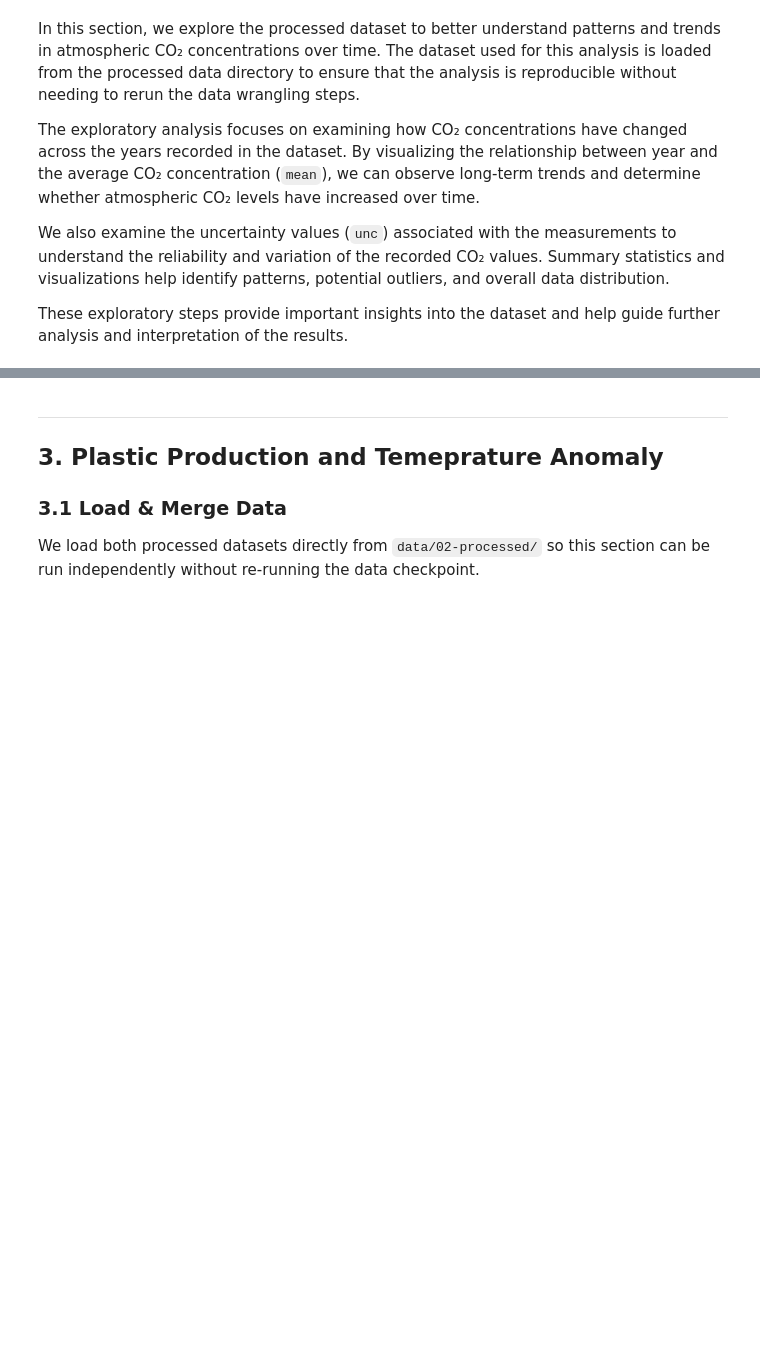
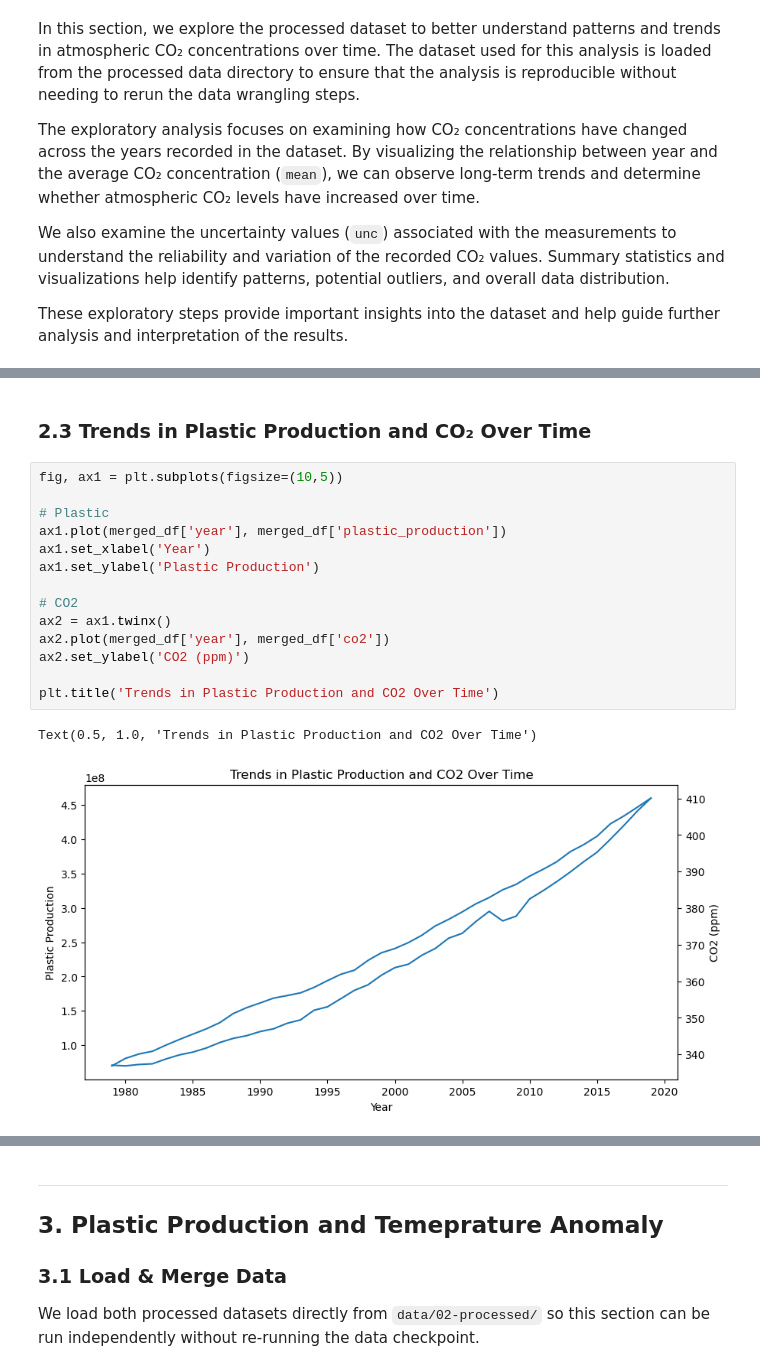
Before and after one commit to COGS108/Group013_WI26, a Jupyter notebook: 03-FinalProject.ipynb, the cells around one changed output, grey strips where cells are left out. Cells and saved outputs as stored; diff of their text form; blank space fills up the shorter version.

```diff
--- a/03-FinalProject.ipynb
+++ b/03-FinalProject.ipynb
@@ -898,0 +982,19 @@ These exploratory steps provide important insights into the dataset and help gui
+# %% [markdown]
+### 2.3 Trends in Plastic Production and CO₂ Over Time
+# %%
+fig, ax1 = plt.subplots(figsize=(10,5))
+
+# Plastic
+ax1.plot(merged_df['year'], merged_df['plastic_production'])
+ax1.set_xlabel('Year')
+ax1.set_ylabel('Plastic Production')
+
+# CO2
+ax2 = ax1.twinx()
+ax2.plot(merged_df['year'], merged_df['co2'])
+ax2.set_ylabel('CO2 (ppm)')
+
+plt.title('Trends in Plastic Production and CO2 Over Time')
+# %% [output]
+Text(0.5, 1.0, 'Trends in Plastic Production and CO2 Over Time')
+[figure, added]
```
Also changed, not shown: parts of 28 cells of this notebook.
